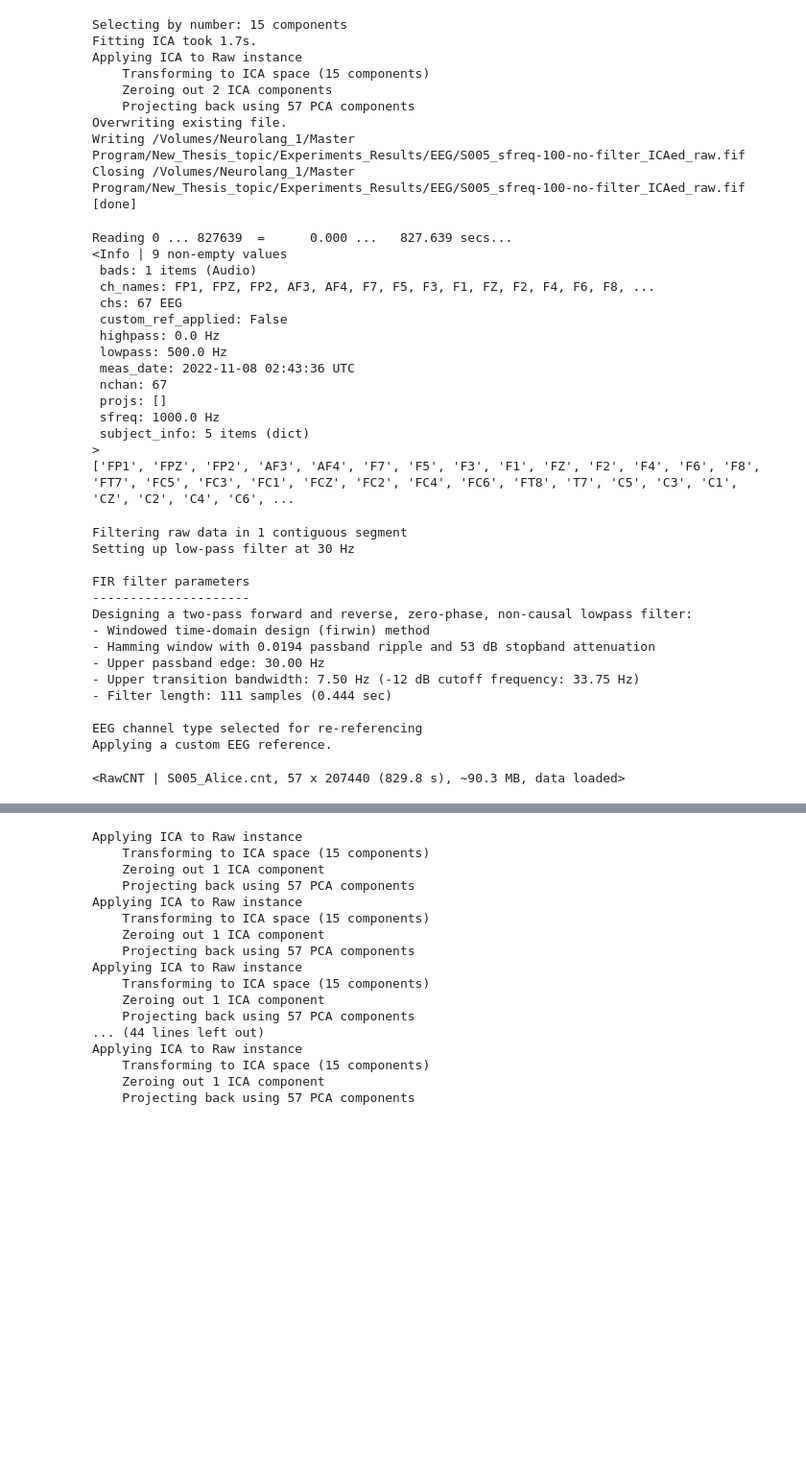
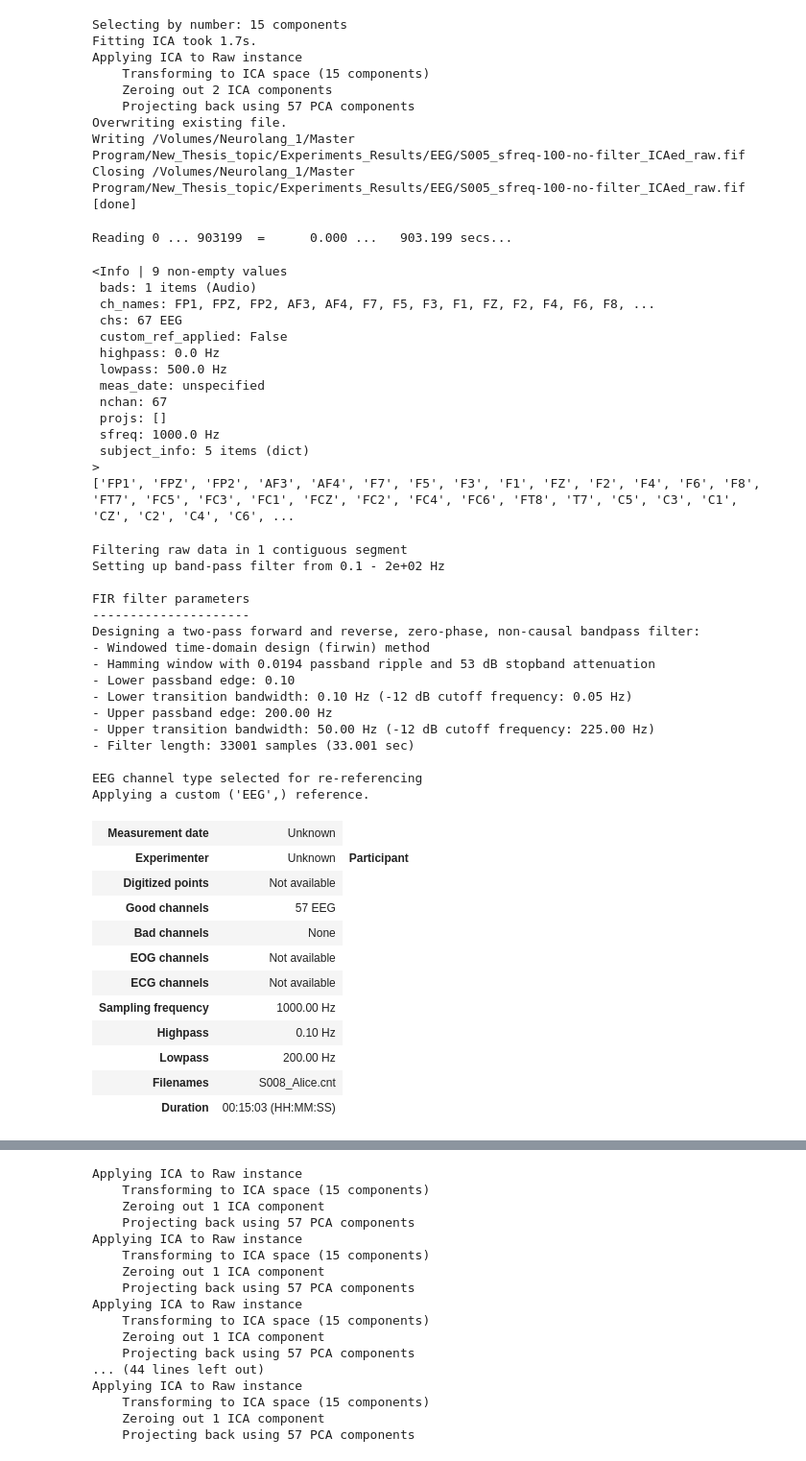
Before and after one commit to DHCLAIRE/ICN_related, a Jupyter notebook: Thesis/Alice_EEG preprocess.ipynb, the cells around one changed output, grey strips where cells are left out. Shown: that part at 96% size. Drawn from its saved outputs; the diff is of its cells as text; code cells hidden in the pictures; blank space fills up the shorter version.

```diff
--- a/Thesis/Alice_EEG preprocess.ipynb
+++ b/Thesis/Alice_EEG preprocess.ipynb
@@ -165,12 +167,12 @@ Writing /Volumes/Neurolang_1/Master Program/New_Thesis_topic/Experiments_Results
 Closing /Volumes/Neurolang_1/Master Program/New_Thesis_topic/Experiments_Results/EEG/S005_sfreq-100-no-filter_ICAed_raw.fif
 [done]
 # %%
-root_data_path = Path('/Volumes/Neurolang_1/Master Program/New_Thesis_topic')
-eeg_data_path = root_data_path / "Experiments_Results/EEG"
+root_data_path = Path('/Volumes/Neurolang_1/Master Program/New_Thesis_topic/Experiments_Results')
+eeg_data_path = root_data_path / "EEG_ESL"
 
-sub_idINT = 6
+sub_idINT = 8
 
-cntFile = eeg_data_path / Path('S%.3d_Alice_S002_2nd.cnt' %sub_idINT)  #'S001_Alice.cnt'
+cntFile = eeg_data_path / Path('S%.3d_Alice.cnt' %sub_idINT)  #'S001_Alice.cnt'
 '''
 S001_Alice.cnt: 最外圈的（編號尾數7的）沒有很毛，所以不exclude
 '''
@@ -181,48 +183,61 @@ raw.load_data()
 print(raw.info)
 print(raw.info["ch_names"])
 # %% [output]
-Reading 0 ... 827639  =      0.000 ...   827.639 secs...
-<Info | 9 non-empty values
- bads: 1 items (Audio)
- ch_names: FP1, FPZ, FP2, AF3, AF4, F7, F5, F3, F1, FZ, F2, F4, F6, F8, ...
- chs: 67 EEG
- custom_ref_applied: False
- highpass: 0.0 Hz
- lowpass: 500.0 Hz
- meas_date: 2022-11-08 02:43:36 UTC
- nchan: 67
- projs: []
- sfreq: 1000.0 Hz
- subject_info: 5 items (dict)
->
-['FP1', 'FPZ', 'FP2', 'AF3', 'AF4', 'F7', 'F5', 'F3', 'F1', 'FZ', 'F2', 'F4', 'F6', 'F8', 'FT7', 'FC5', 'FC3', 'FC1', 'FCZ', 'FC2', 'FC4', 'FC6', 'FT8', 'T7', 'C5', 'C3', 'C1', 'CZ', 'C2', 'C4', 'C6', ...
+Reading 0 ... 903199  =      0.000 ...   903.199 secs...
+<Info | 9 non-empty values
+ bads: 1 items (Audio)
+ ch_names: FP1, FPZ, FP2, AF3, AF4, F7, F5, F3, F1, FZ, F2, F4, F6, F8, ...
+ chs: 67 EEG
+ custom_ref_applied: False
+ highpass: 0.0 Hz
+ lowpass: 500.0 Hz
+ meas_date: unspecified
+ nchan: 67
+ projs: []
+ sfreq: 1000.0 Hz
+ subject_info: 5 items (dict)
+>
+['FP1', 'FPZ', 'FP2', 'AF3', 'AF4', 'F7', 'F5', 'F3', 'F1', 'FZ', 'F2', 'F4', 'F6', 'F8', 'FT7', 'FC5', 'FC3', 'FC1', 'FCZ', 'FC2', 'FC4', 'FC6', 'FT8', 'T7', 'C5', 'C3', 'C1', 'CZ', 'C2', 'C4', 'C6', ...
 # %%
 # filter and exclude certain channels
 n_raw = raw.copy()
-n_raw.resample(sfreq = 250)
-#n_raw.filter(0, 30, phase= 'zero-double')  # 再加0.1~30** / 1~30(訊號被扭曲的機率會更大) ，再重跑ICA
+#n_raw.resample(sfreq = 250)
+n_raw.filter(0.1, 200, phase='zero-double')  # 再加0.1~30** / 1~30(訊號被扭曲的機率會更大) ，再重跑ICA
 n_raw.set_eeg_reference(['M1', 'M2'])
-n_raw.pick_types(eeg = True, stim = False, exclude = ['M1', 'M2', 'CB1', 'O1', 'OZ', 'O2', 'CB2', 'HEOG', 'VEOG'])
+n_raw.pick_types(eeg=True, stim=False, exclude=['M1', 'M2', 'O1', 'OZ', 'O2', 'CB1', 'CB2', 'VEO', 'HEO', 'Audio'])
                                                      # 'VEO', 'HEO', 'Audio' >> new layouts  #'HEOG', 'VEOG'
 #n_raw.plot()
 
 # remove dc-offset
 # %% [output]
 Filtering raw data in 1 contiguous segment
-Setting up low-pass filter at 30 Hz
+Setting up band-pass filter from 0.1 - 2e+02 Hz
 
 FIR filter parameters
 ---------------------
-Designing a two-pass forward and reverse, zero-phase, non-causal lowpass filter:
+Designing a two-pass forward and reverse, zero-phase, non-causal bandpass filter:
 - Windowed time-domain design (firwin) method
 - Hamming window with 0.0194 passband ripple and 53 dB stopband attenuation
-- Upper passband edge: 30.00 Hz
-- Upper transition bandwidth: 7.50 Hz (-12 dB cutoff frequency: 33.75 Hz)
-- Filter length: 111 samples (0.444 sec)
+- Lower passband edge: 0.10
+- Lower transition bandwidth: 0.10 Hz (-12 dB cutoff frequency: 0.05 Hz)
+- Upper passband edge: 200.00 Hz
+- Upper transition bandwidth: 50.00 Hz (-12 dB cutoff frequency: 225.00 Hz)
+- Filter length: 33001 samples (33.001 sec)
 
 EEG channel type selected for re-referencing
-Applying a custom EEG reference.
+Applying a custom ('EEG',) reference.
-<RawCNT | S005_Alice.cnt, 57 x 207440 (829.8 s), ~90.3 MB, data loaded>
+| Measurement date | Unknown |
+| Experimenter | Unknown | Participant |
+| Digitized points | Not available |
+| Good channels | 57 EEG |
+| Bad channels | None |
+| EOG channels | Not available |
+| ECG channels | Not available |
+| Sampling frequency | 1000.00 Hz |
+| Highpass | 0.10 Hz |
+| Lowpass | 200.00 Hz |
+| Filenames | S008_Alice.cnt |
+| Duration | 00:15:03 (HH:MM:SS) |
 # %%
 ## WE NEED TO USE THE CUT FILE TO PERFORM ICA!!!
 
```
Also changed, not shown: parts of 5 cells of this notebook.
